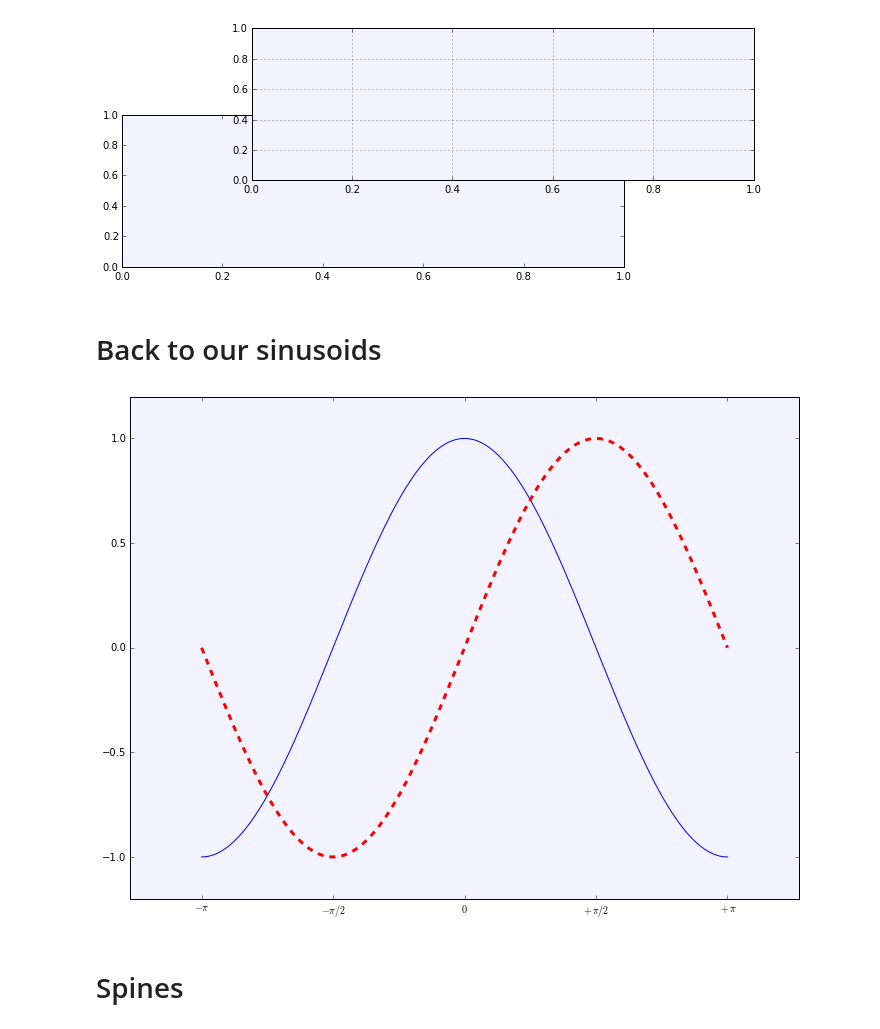
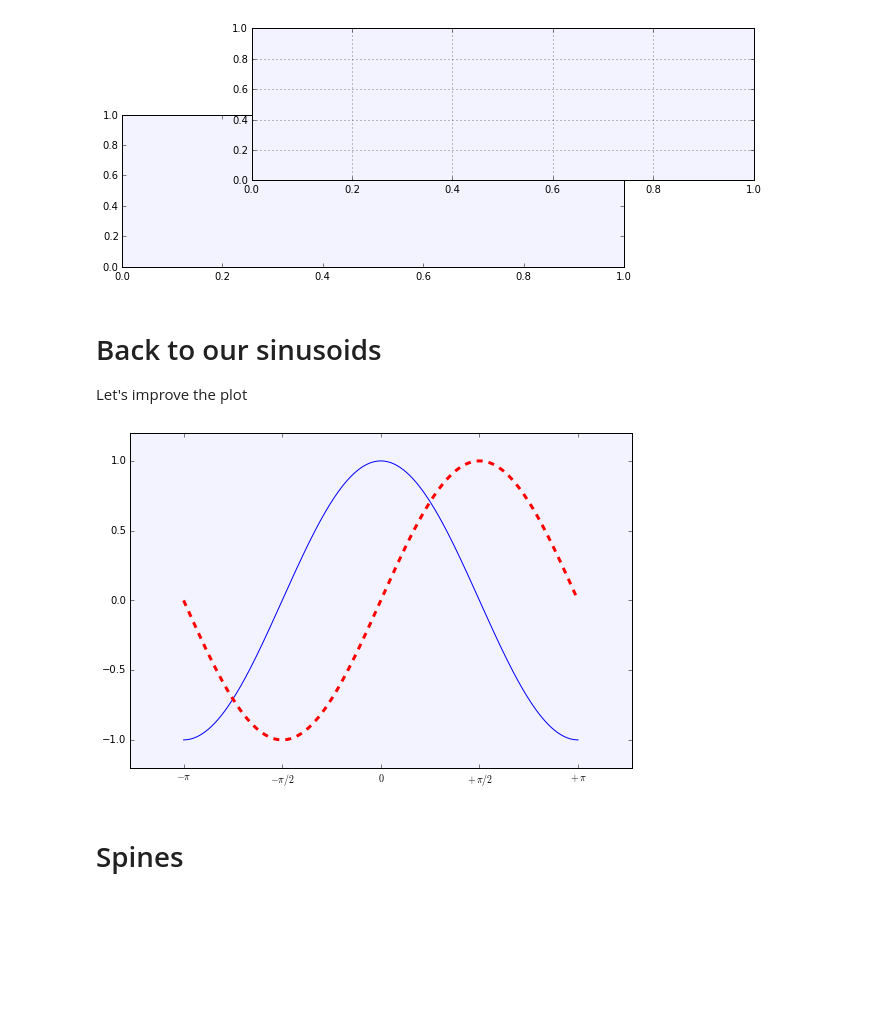
Before and after one commit to alexisperrier/gads, a Jupyter notebook: 05_visualization/py/Lesson 5 Notebook 1 Matplotlib.ipynb, the cells around one changed output. Saved outputs shown, nothing was run; the diff lists cells and outputs as text; code cells hidden in the pictures; blank space fills up the shorter version.

```diff
--- a/05_visualization/py/Lesson 5 Notebook 1 Matplotlib.ipynb
+++ b/05_visualization/py/Lesson 5 Notebook 1 Matplotlib.ipynb
@@ -9,7 +9,8 @@ import matplotlib.pyplot as plt
 # %%
 # Simple sinus cosinus plots with 256 points
 X = np.linspace(-np.pi, np.pi, 256,endpoint=True)
-C,S = np.cos(X), np.sin(X)
+C = np.cos(X)
+S = np.sin(X)
 # %%
 # Can't be simpler than that
 plt.plot(X,C)
@@ -148,24 +155,28 @@ Bbox('array([[ 0.125     ,  0.54772727],\n       [ 0.9       ,  0.9       ]])')
 [figure]
 # %% [markdown]
 # Back to our sinusoids
+
+Let's improve the plot
 # %%
-fig, ax = plt.subplots(figsize=(12, 9))
+# Define the figure and the ax
+
+fig, ax = plt.subplots(figsize=(9, 6))
 
 # Line style
 
 plt.plot(X,C,  color="blue", linewidth=1.0, linestyle="-")
 plt.plot(X,S,  color="red" , linewidth=3.0, linestyle='dashed')
 
 # bit tight, set vertical axis limits
 plt.ylim(-1.2, 1.2)
 
 # Too many x ticks
 plt.xticks( [-np.pi, -np.pi/2, 0, np.pi/2, np.pi])
 
 # Let's talk trigonometry: Ticks with positions and labels (Latex)
 plt.xticks([-np.pi, -np.pi/2, 0, np.pi/2, np.pi], [r'$-\pi$', r'$-\pi/2$', r'$0$', r'$+\pi/2$', r'$+\pi$']);
 # %% [output]
-[figure, old version]
+[figure, new version]
 # %% [markdown]
 # Spines
 # %%
```
Also changed, not shown: parts of 3 cells of this notebook, 1 other file.
